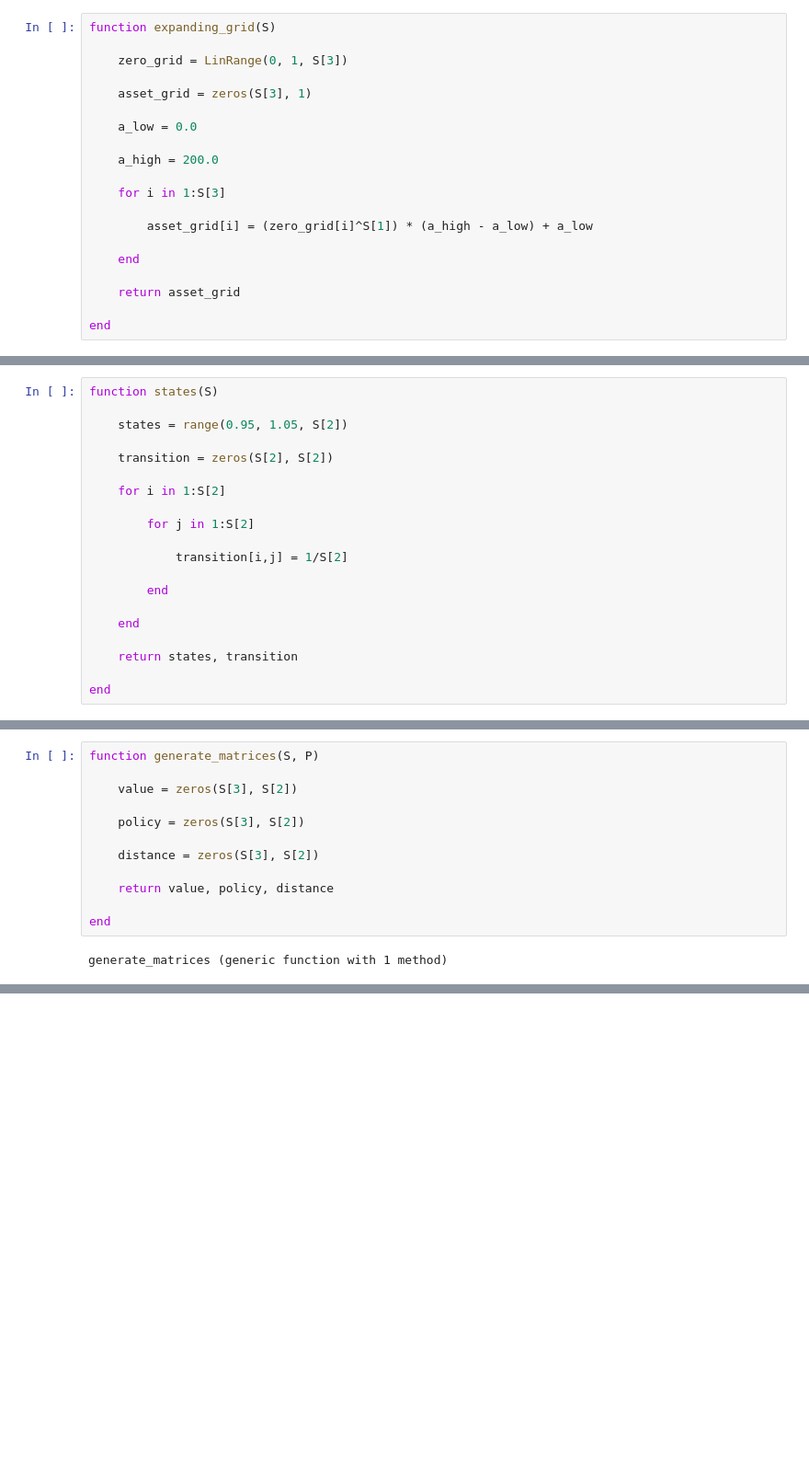
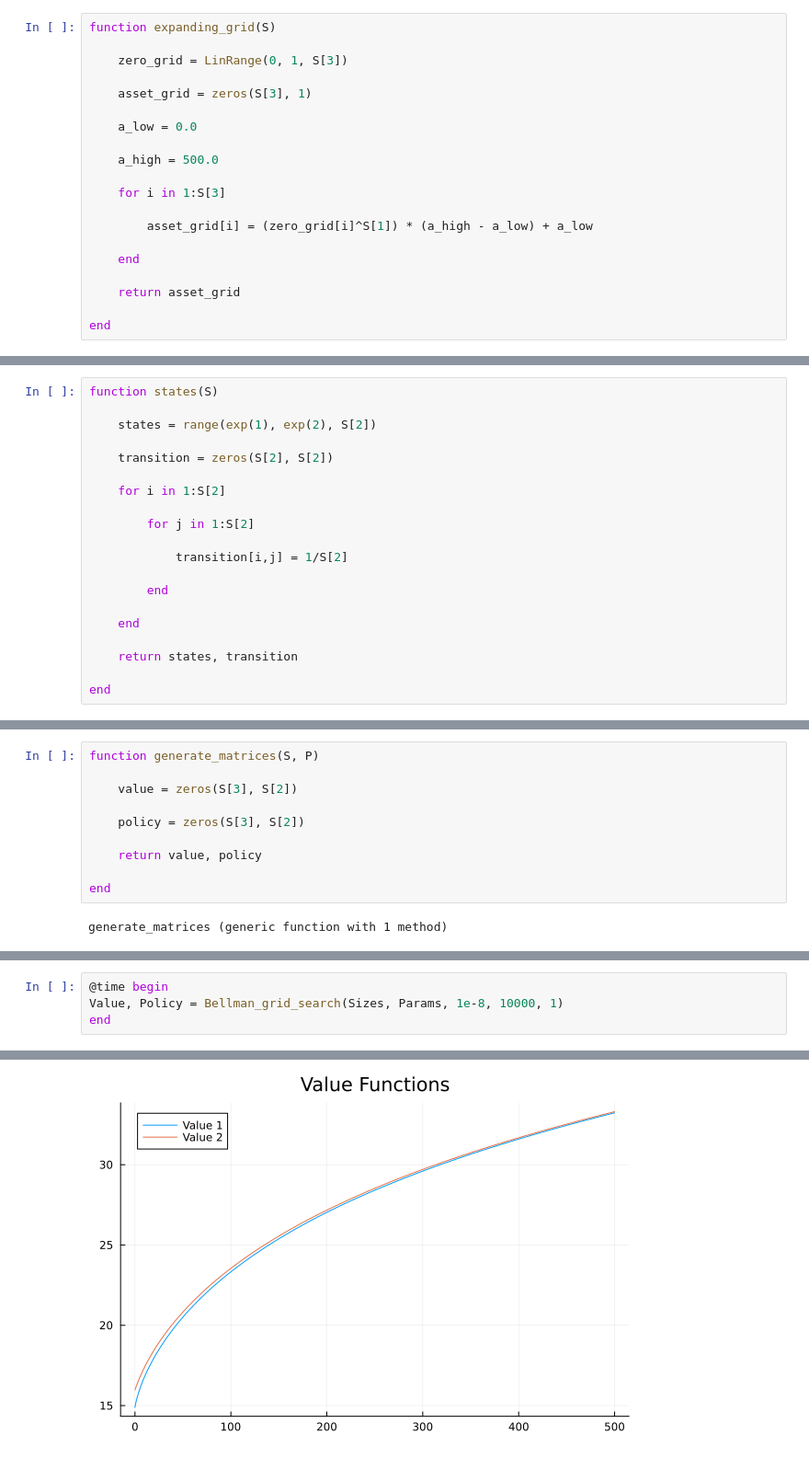
Before and after one commit to sgcbayli024/macro_labour, a Jupyter notebook: alternate_hw1.ipynb, the cells around one changed output, grey strips where cells are left out. Shown at 92% size. Saved outputs shown, nothing was run; the diff lists cells and outputs as text; blank space fills up the shorter version.

```diff
--- a/alternate_hw1.ipynb
+++ b/alternate_hw1.ipynb
@@ -21,7 +21,7 @@ function expanding_grid(S)
 
     a_low = 0.0
 
-    a_high = 200.0
+    a_high = 500.0
 
     for i in 1:S[3]
 
@@ -53,7 +37,7 @@ utility (generic function with 1 method)
 # %%
 function states(S)
 
-    states = range(0.95, 1.05, S[2])
+    states = range(exp(1), exp(2), S[2])
 
     transition = zeros(S[2], S[2])
 
@@ -79,9 +63,7 @@ function generate_matrices(S, P)
 
     policy = zeros(S[3], S[2])
 
-    distance = zeros(S[3], S[2])
-
-    return value, policy, distance
+    return value, policy
 
 end
 # %% [output]
@@ -136,0 +149,5 @@ V, P = Bellman_grid_search(Sizes, Params, 0.01, 1000)
+# %%
+@time begin
+Value, Policy = Bellman_grid_search(Sizes, Params, 1e-8, 10000, 1)
+end
+# %% [output]
@@ -136,0 +166 @@ V, P = Bellman_grid_search(Sizes, Params, 0.01, 1000)
+[figure, added]
```
Also changed, not shown: parts of 7 cells of this notebook.
